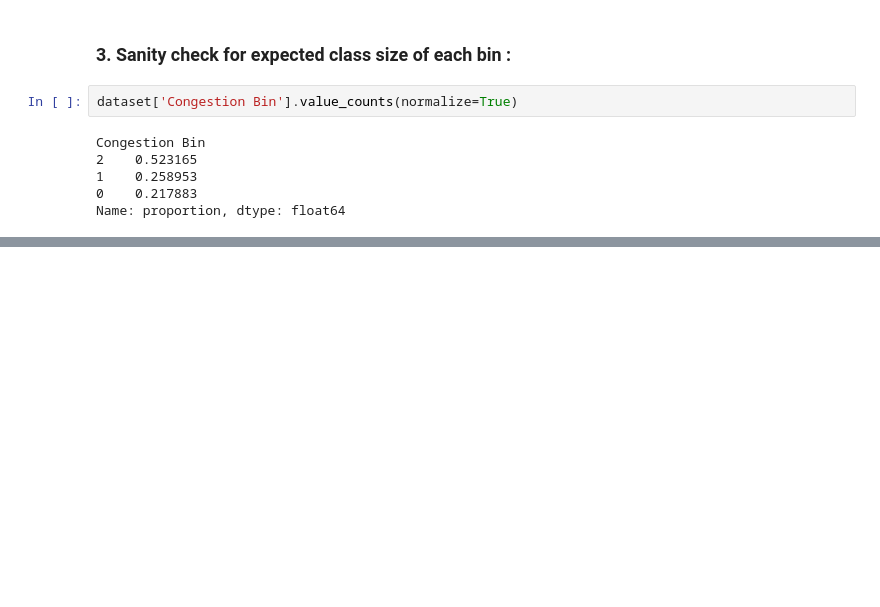
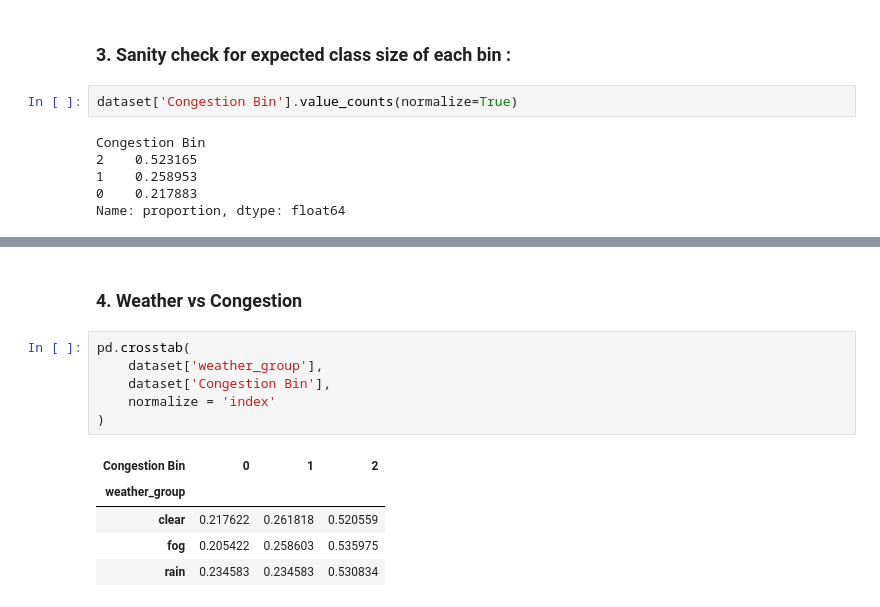
Before and after one commit to Rushikesh-101/Traffic-Flow-Prediction-ML, a Jupyter notebook: Traffic-Predictions-Analysis.ipynb, the cells around one changed output, grey strips where cells are left out. Cells and saved outputs as stored; diff of their text form; blank space fills up the shorter version.

```diff
--- a/Traffic-Predictions-Analysis.ipynb
+++ b/Traffic-Predictions-Analysis.ipynb
@@ -384,0 +446,14 @@ Name: proportion, dtype: float64
+# %% [markdown]
+### 4. Weather vs Congestion
+# %%
+pd.crosstab(
+    dataset['weather_group'],
+    dataset['Congestion Bin'],
+    normalize = 'index'
+)
+# %% [output]
+| Congestion Bin | 0 | 1 | 2 |
+| weather_group |  |  |  |
+| clear | 0.217622 | 0.261818 | 0.520559 |
+| fog | 0.205422 | 0.258603 | 0.535975 |
+| rain | 0.234583 | 0.234583 | 0.530834 |
```
Also changed, not shown: parts of 12 cells of this notebook.
